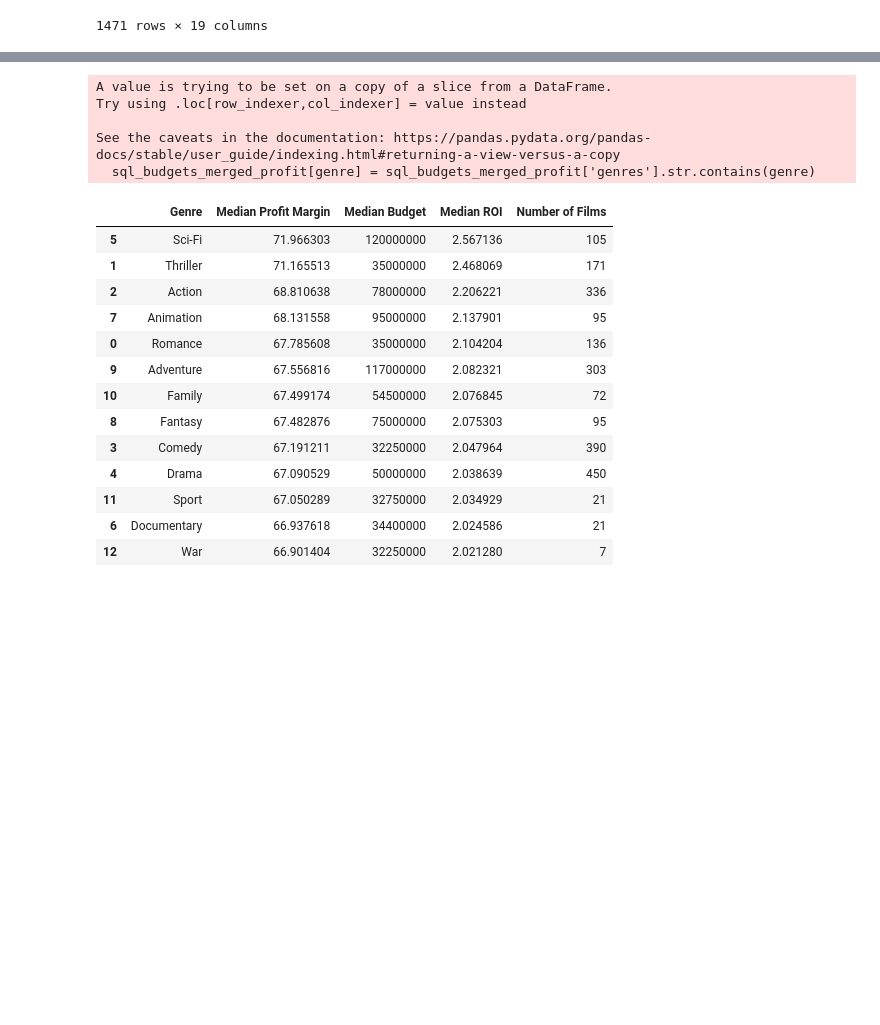
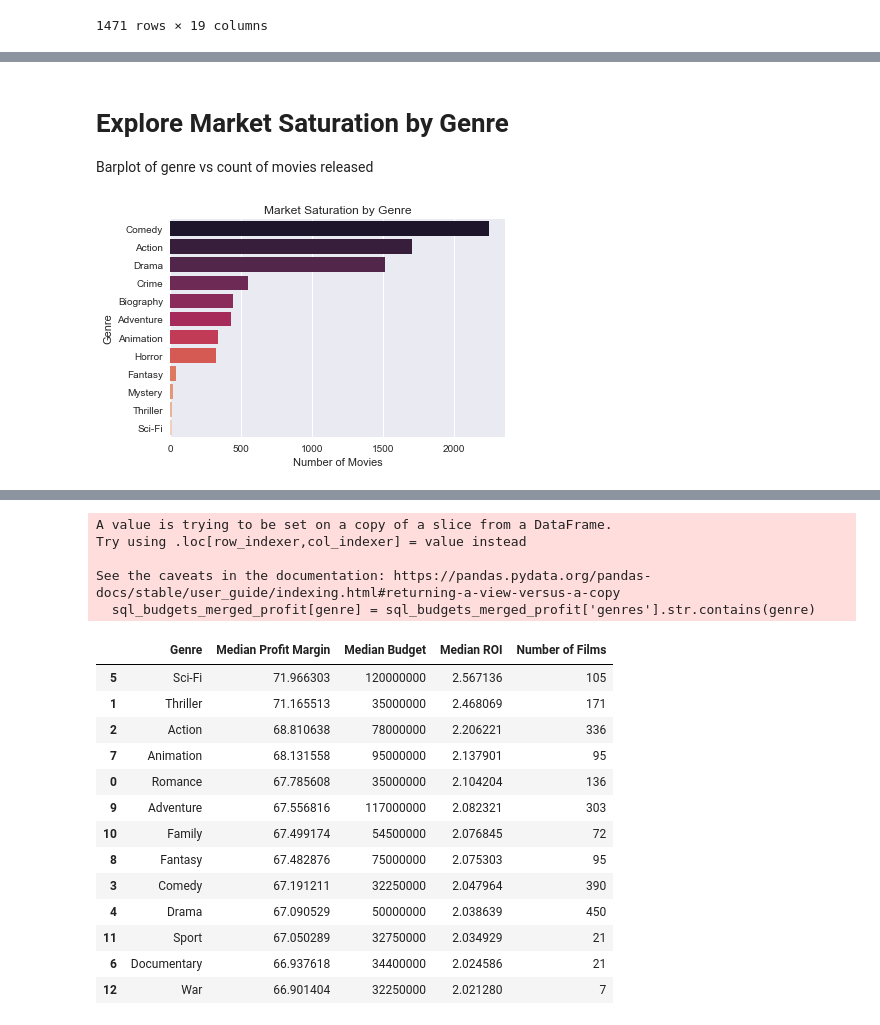
Before and after one commit to LindstromKyle/DSC-Flatiron-Project-1, a Jupyter notebook: Master_DRAFT.ipynb, the cells around one changed output, grey strips where cells are left out. Saved outputs shown, nothing was run; the diff lists cells and outputs as text; code cells hidden in the pictures; blank space fills up the shorter version.

```diff
--- a/Master_DRAFT.ipynb
+++ b/Master_DRAFT.ipynb
@@ -94,0 +112,3 @@ sql_budgets_merged
+# %%
+stats_df = pd.read_csv('zippedData/rt_moviestats.csv')
+stats_df
@@ -94,0 +129,13 @@ sql_budgets_merged
+# %% [markdown]
+# Explore Market Saturation by Genre
+
+Barplot of genre vs count of movies released
+# %%
+fig, ax = plt.subplots()
+
+ax = sns.countplot( y = 'genre' ,data = stats_df, order = stats_df['genre'].value_counts().index[:12], palette = 'rocket')
+ax.set_ylabel('Genre')
+ax.set_xlabel('Number of Movies')
+ax.set_title('Market Saturation by Genre');
+# %% [output]
+[figure, added]
```
Also changed, not shown: parts of 39 cells of this notebook, 3 other files.
